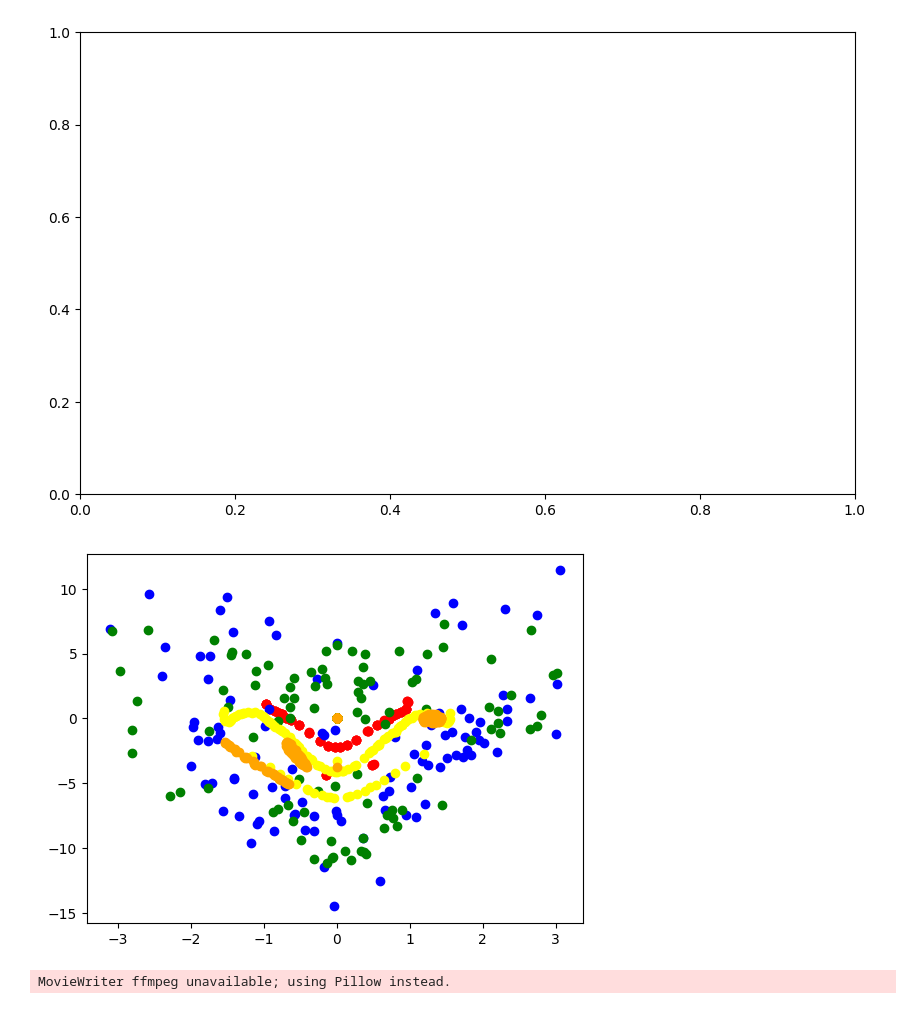
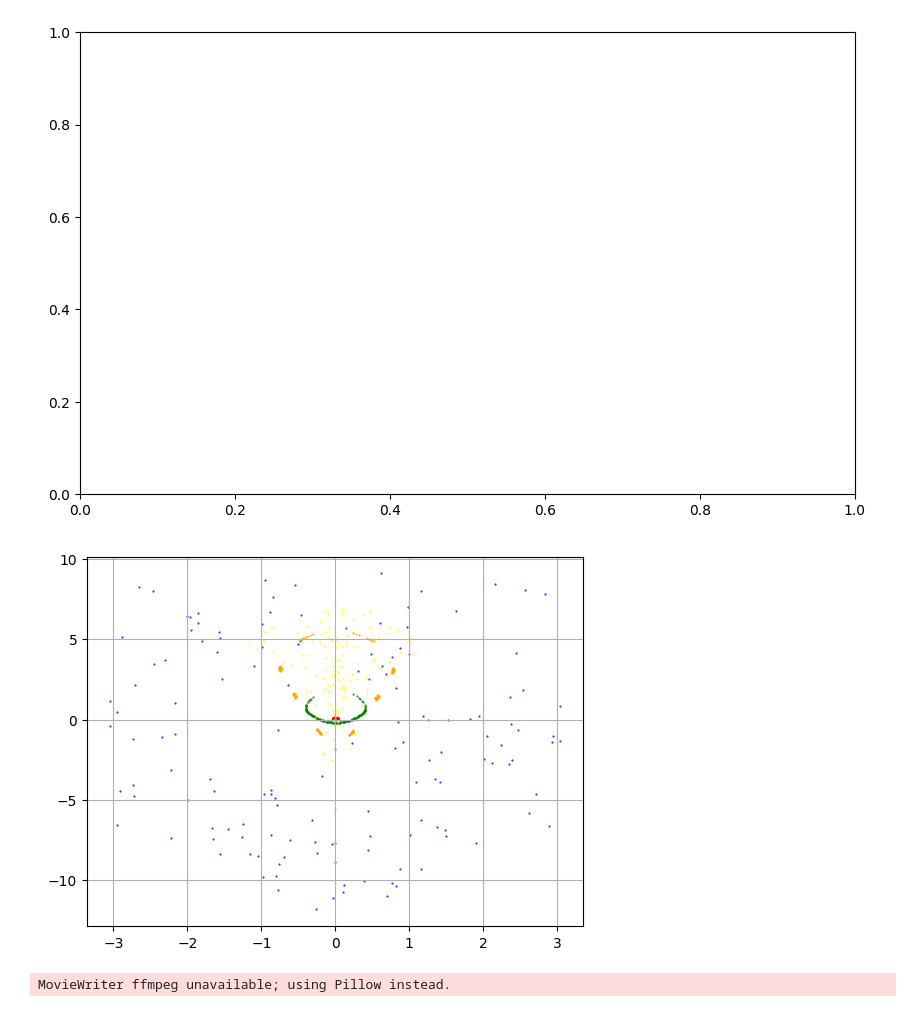
Before and after one commit to Koefferchen/Pendulum_Group_Project, a Jupyter notebook: Zemiro/RK4_single_pendulum (2).ipynb, the cells around one changed output. Drawn from its saved outputs; the diff is of its cells as text; code cells hidden in the pictures.

```diff
--- a/Zemiro/RK4_single_pendulum (2).ipynb
+++ b/Zemiro/RK4_single_pendulum (2).ipynb
@@ -341,18 +341,18 @@ def RK4_double_pendulum(t1, theta1_0, theta2_0, theta1_dot_0, theta2_dot_0, L1,
 
         return T + V
 
-    # def update_ang(theta1, theta2, theta1_dot, m1, m2, L1, L2, g):
-    #     '''updates angle to keep E const'''
-    #     const1=0.5*(m1+m2)*L1**2 * theta1_dot**2 - (m1+m2)*g*L1*np.cos(theta1) - m2*g*L2*np.cos(theta2)
-    #     const2=m2*theta1_dot*L1*L2*np.cos(theta1-theta2)
-    #     const3=0.5*m2*L2**2
-    #     #theta2_dot
-    #     if const2==0:
-    #         theta2_dot=np.sqrt(-const1/const3)
-    #     else:
-    #         theta2_dot=(const2/(2*const3)) * (np.sqrt(1-(4*const3*const1*const2**-2))-1)
+    def update_ang(theta1, theta2, theta1_dot, m1, m2, L1, L2, g):
+        '''updates angle to keep E const'''
+        const1=0.5*(m1+m2)*L1**2 * theta1_dot**2 - (m1+m2)*g*L1*np.cos(theta1) - m2*g*L2*np.cos(theta2)
+        const2=m2*theta1_dot*L1*L2*np.cos(theta1-theta2)
+        const3=0.5*m2*L2**2
+        #theta2_dot
+        if const2==0:
+            theta2_dot=np.sqrt(-const1/const3)
+        else:
+            theta2_dot=(const2/(2*const3)) * (np.sqrt(1-(4*const3*const1*const2**-2))-1)
 
-    #     return theta2_dot
+        return theta2_dot
 
     def normalize_theta(theta):
         return np.mod(theta + np.pi, 2 * np.pi) - np.pi
@@ -439,16 +439,22 @@ def RK4_double_pendulum(t1, theta1_0, theta2_0, theta1_dot_0, theta2_dot_0, L1,
             q[i]=theta2[i]
             p[i]=theta2_dot[i]
 
+        if E[-1]!=E0:
+
+        theta2_dot_0=update_ang(theta1[-1],theta2_0, theta1_dot[-1], m1, m2, L1, L2, g)
+
+    else:
+        continue
 
     return t, theta1, theta2, theta1_dot, theta2_dot,energy,q,p
 
 # Parameters
 L1, L2 = 1.0, 1.0  # Lengths of the pendulums
-m1, m2 = 1.0, 1.0  # Masses of the pendulum bobs
+m1, m2 = 1.0, 0.5  # Masses of the pendulum bobs
 g =sp.constants.g         # Gravitational acceleration
-theta1_0, theta2_0 = 1.0, 0.00005  # Initial angles
-theta1_dot_0, theta2_dot_0 = 0.0, 0.005*np.pi         # Initial angular velocities
-t1 = 200.0          # Simulation time
+theta1_0, theta2_0 = 0.001, 0.00005*np.pi  # Initial angles
+theta1_dot_0, theta2_dot_0 = 0.0, 0.05*np.pi         # Initial angular velocities
+t1 = 300.0          # Simulation time
 h = 0.01           # Time step
 E0=0.1              #Energy
 q0=[]
@@ -458,18 +464,18 @@ p0=[]
 for i in range(5):
 
 
-    def update_ang(theta1, theta2, theta1_dot, m1, m2, L1, L2, g):
-        '''updates angle to keep E const'''
-        const1=0.5*(m1+m2)*L1**2 * theta1_dot**2 - (m1+m2)*g*L1*np.cos(theta1) - m2*g*L2*np.cos(theta2)
-        const2=m2*theta1_dot*L1*L2*np.cos(theta1-theta2)
-        const3=0.5*m2*L2**2
-        #theta2_dot
-        if const2==0:
-            theta2_dot=np.sqrt(-const1/const3)
-        else:
-            theta2_dot=(const2/(2*const3)) * (np.sqrt(1-(4*const3*const1*const2**-2))-1)
+    # def update_ang(theta1, theta2, theta1_dot, m1, m2, L1, L2, g):
+    #     '''updates angle to keep E const'''
+    #     const1=0.5*(m1+m2)*L1**2 * theta1_dot**2 - (m1+m2)*g*L1*np.cos(theta1) - m2*g*L2*np.cos(theta2)
+    #     const2=m2*theta1_dot*L1*L2*np.cos(theta1-theta2)
+    #     const3=0.5*m2*L2**2
+    #     #theta2_dot
+    #     if const2==0:
+    #         theta2_dot=np.sqrt(-const1/const3)
+    #     else:
+    #         theta2_dot=(const2/(2.0*const3)) * (np.sqrt(1-(4*const3*const1*const2**-2))-1)
 
-        return theta2_dot
+    #     return theta2_dot
 
     #theta2_dot_0=update_ang(theta1,theta2, theta1_dot, m1, m2, L1, L2, g)
 
@@ -481,39 +487,40 @@ for i in range(5):
     #print(np.size(p))
     p0.append(p)
 
     if E[-1]!=E0:
 
         theta2_dot_0=update_ang(theta1[-1],theta2_0, theta1_dot[-1], m1, m2, L1, L2, g)
 
     else:
         continue
 
 
 
     # plt.xlim(-np.pi,np.pi)
     # plt.ylim(-np.pi,np.pi)
 
 
     i=+1
 
     # Plot results
     # plt.figure(figsize=(10, 6))
     # plt.plot(t, theta1, label=r'$\theta_1$')
     # plt.plot(t, theta2, label=r'$\theta_2$')
     # plt.xlabel('Time (s)')
     # plt.ylabel('Angle (rad)')
     # plt.legend()
     # plt.title('Double Pendulum Simulation with RK4')
     # plt.grid()
     # plt.show()
-plt.scatter(q0[0],p0[0],color='red')
-plt.scatter(q0[1],p0[1],color='blue')
-plt.scatter(q0[2],p0[2],color='green')
-plt.scatter(q0[3],p0[3],color='yellow')
-plt.scatter(q0[4],p0[4],color='orange')
+plt.scatter(q0[0],p0[0],color='red',s=0.85,marker='.')
+plt.scatter(q0[1],p0[1],color='blue',s=0.85,marker='.')
+plt.scatter(q0[2],p0[2],color='green',s=0.85,marker='.')
+plt.scatter(q0[3],p0[3],color='yellow',s=0.85,marker='.')
+plt.scatter(q0[4],p0[4],color='orange',s=0.85,marker='.')
+plt.grid(True)
 plt.show()
 # %% [output]
-[figure, old version]
+[figure, new version]
 # %%
 
 import numpy as np
```
Also changed, not shown: parts of 3 cells of this notebook.
